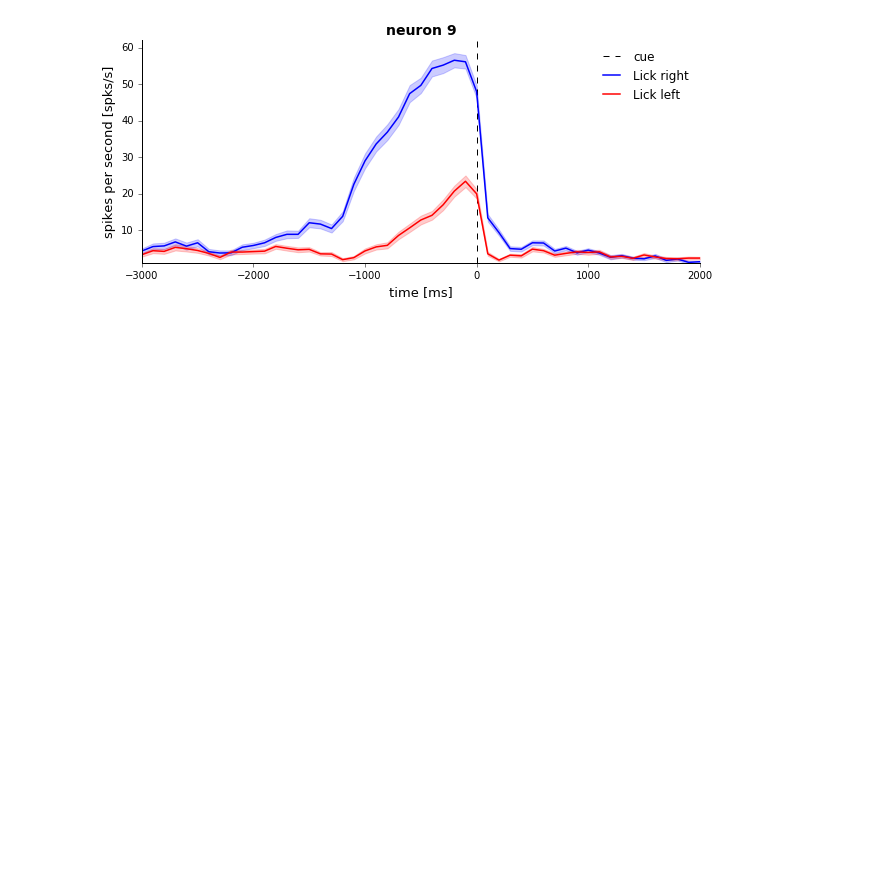
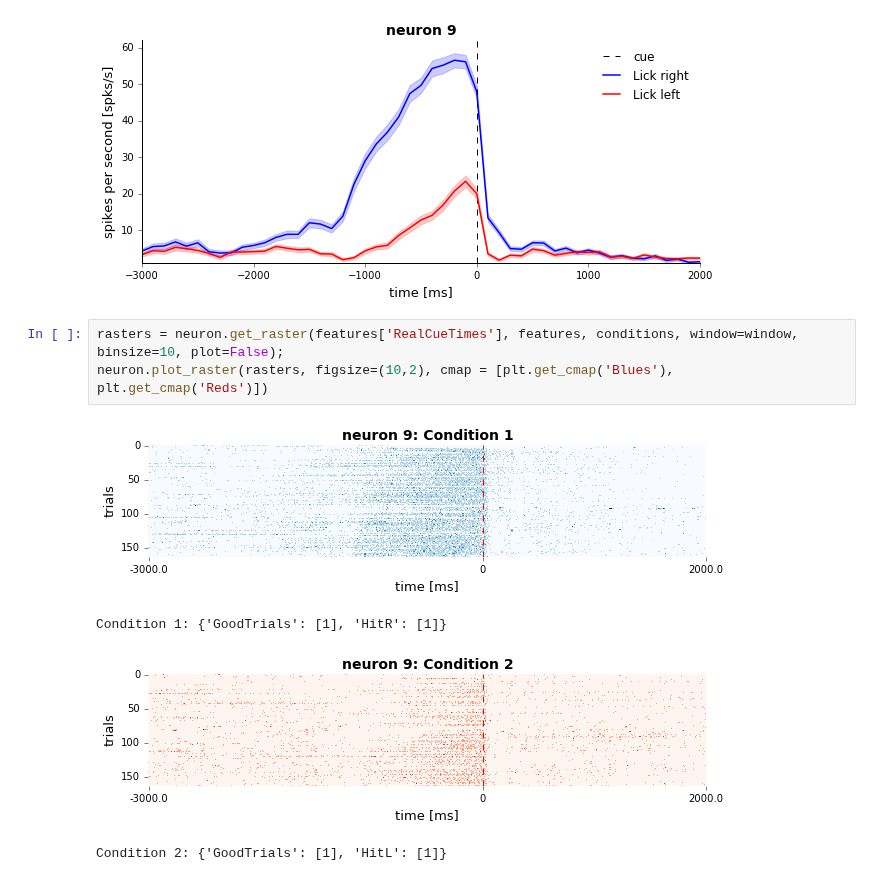
Before and after one commit to KordingLab/spykes, a Jupyter notebook: notebooks/crcns_dataset_example.ipynb, the cells around one changed output. Drawn from its saved outputs; the diff is of its cells as text; blank space fills up the shorter version.

Commit message:
adds rasters back to crcns example notebook

```diff
--- a/notebooks/crcns_dataset_example.ipynb
+++ b/notebooks/crcns_dataset_example.ipynb
@@ -95,3 +95,11 @@ psth = neuron.get_psth(features['RealCueTimes'], features, conditions, window=wi
 neuron.plot_psth(psth, condition_names=condition_names, colors=['b', 'r'], figsize=(10, 4), event_name='cue')
 # %% [output]
 [figure]
+# %%
+rasters = neuron.get_raster(features['RealCueTimes'], features, conditions, window=window, binsize=10, plot=False);
+neuron.plot_raster(rasters, figsize=(10,2), cmap = [plt.get_cmap('Blues'), plt.get_cmap('Reds')])
+# %% [output]
+[figure, added]
+Condition 1: {'GoodTrials': [1], 'HitR': [1]}
+[figure, added]
+Condition 2: {'GoodTrials': [1], 'HitL': [1]}
```
Also changed, not shown: 1 other file.
